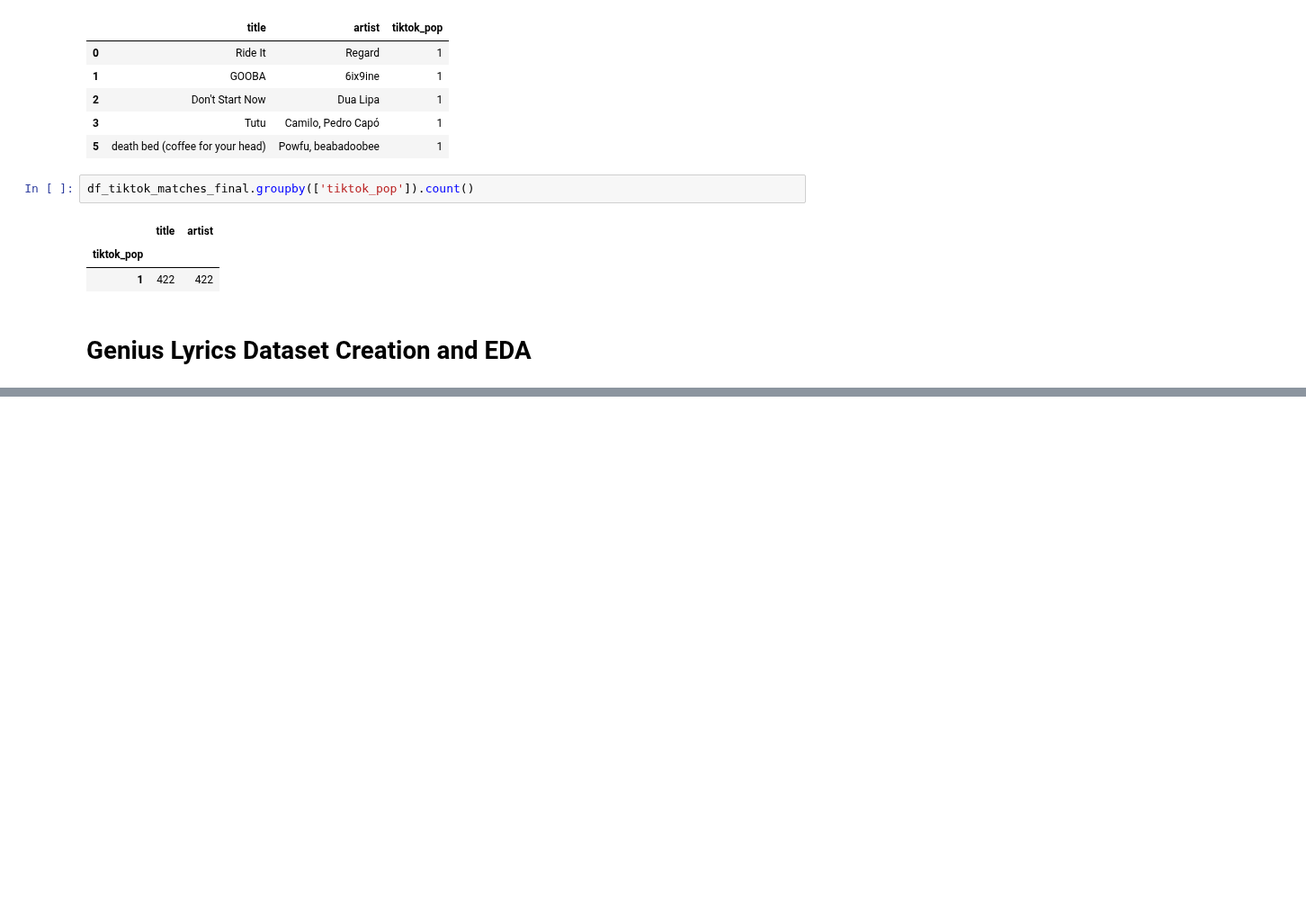
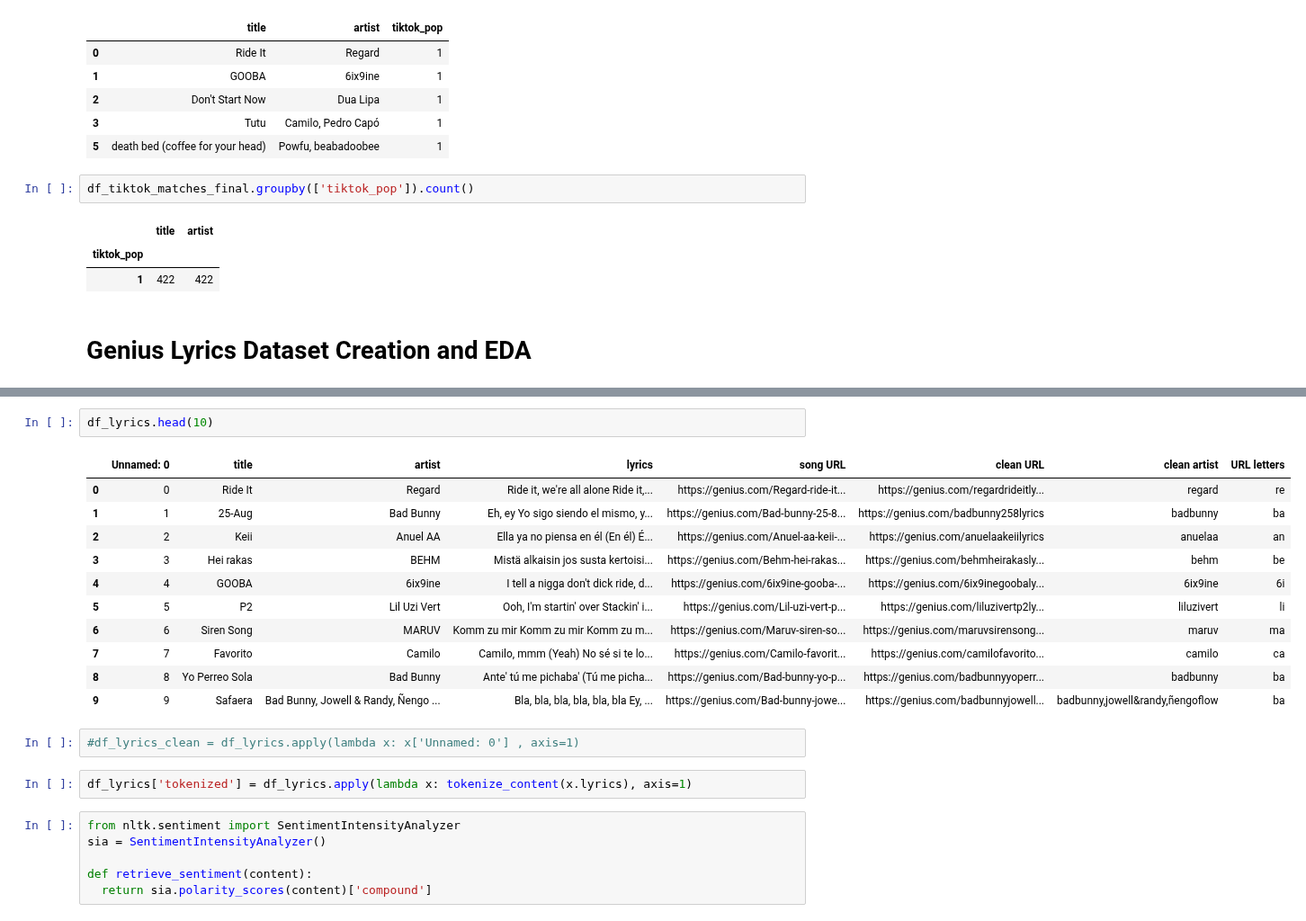
Before and after one commit to Joseph-Willem-Ricci/5450-final-project, a Jupyter notebook: 2023_04_08_CIS5450_Project.ipynb, the cells around one changed output, grey strips where cells are left out. Shown at 90% size. Saved outputs shown, nothing was run; the diff lists cells and outputs as text; blank space fills up the shorter version.

```diff
--- a/2023_04_08_CIS5450_Project.ipynb
+++ b/2023_04_08_CIS5450_Project.ipynb
@@ -504,0 +572,24 @@ df_tiktok_matches_final.groupby(['tiktok_pop']).count()
+# %%
+df_lyrics.head(10)
+# %% [output]
+|  | Unnamed: 0 | title | artist | lyrics | song URL | clean URL | clean artist | URL letters |
+| 0 | 0 | Ride It | Regard | Ride it, we're all alone Ride it,... | https://genius.com/Regard-ride-it... | https://genius.com/regardrideitly... | regard | re |
+| 1 | 1 | 25-Aug | Bad Bunny | Eh, ey Yo sigo siendo el mismo, y... | https://genius.com/Bad-bunny-25-8... | https://genius.com/badbunny258lyrics | badbunny | ba |
+| 2 | 2 | Keii | Anuel AA | Ella ya no piensa en él (En él) É... | https://genius.com/Anuel-aa-keii-... | https://genius.com/anuelaakeiilyrics | anuelaa | an |
+| 3 | 3 | Hei rakas | BEHM | Mistä alkaisin jos susta kertoisi... | https://genius.com/Behm-hei-rakas... | https://genius.com/behmheirakasly... | behm | be |
+| 4 | 4 | GOOBA | 6ix9ine | I tell a nigga don't dick ride, d... | https://genius.com/6ix9ine-gooba-... | https://genius.com/6ix9inegoobaly... | 6ix9ine | 6i |
+| 5 | 5 | P2 | Lil Uzi Vert | Ooh, I'm startin' over Stackin' i... | https://genius.com/Lil-uzi-vert-p... | https://genius.com/liluzivertp2ly... | liluzivert | li |
+| 6 | 6 | Siren Song | MARUV | Komm zu mir Komm zu mir Komm zu m... | https://genius.com/Maruv-siren-so... | https://genius.com/maruvsirensong... | maruv | ma |
+| 7 | 7 | Favorito | Camilo | Camilo, mmm (Yeah) No sé si te lo... | https://genius.com/Camilo-favorit... | https://genius.com/camilofavorito... | camilo | ca |
+| 8 | 8 | Yo Perreo Sola | Bad Bunny | Ante' tú me pichaba' (Tú me picha... | https://genius.com/Bad-bunny-yo-p... | https://genius.com/badbunnyyoperr... | badbunny | ba |
+| 9 | 9 | Safaera | Bad Bunny, Jowell & Randy, Ñengo ... | Bla, bla, bla, bla, bla, bla Ey, ... | https://genius.com/Bad-bunny-jowe... | https://genius.com/badbunnyjowell... | badbunny,jowell&randy,ñengoflow | ba |
+# %%
+#df_lyrics_clean = df_lyrics.apply(lambda x: x['Unnamed: 0'] , axis=1)
+# %%
+df_lyrics['tokenized'] = df_lyrics.apply(lambda x: tokenize_content(x.lyrics), axis=1)
+# %%
+from nltk.sentiment import SentimentIntensityAnalyzer
+sia = SentimentIntensityAnalyzer()
+
+def retrieve_sentiment(content):
+  return sia.polarity_scores(content)['compound']
```
Also changed, not shown: parts of 46 cells of this notebook.
